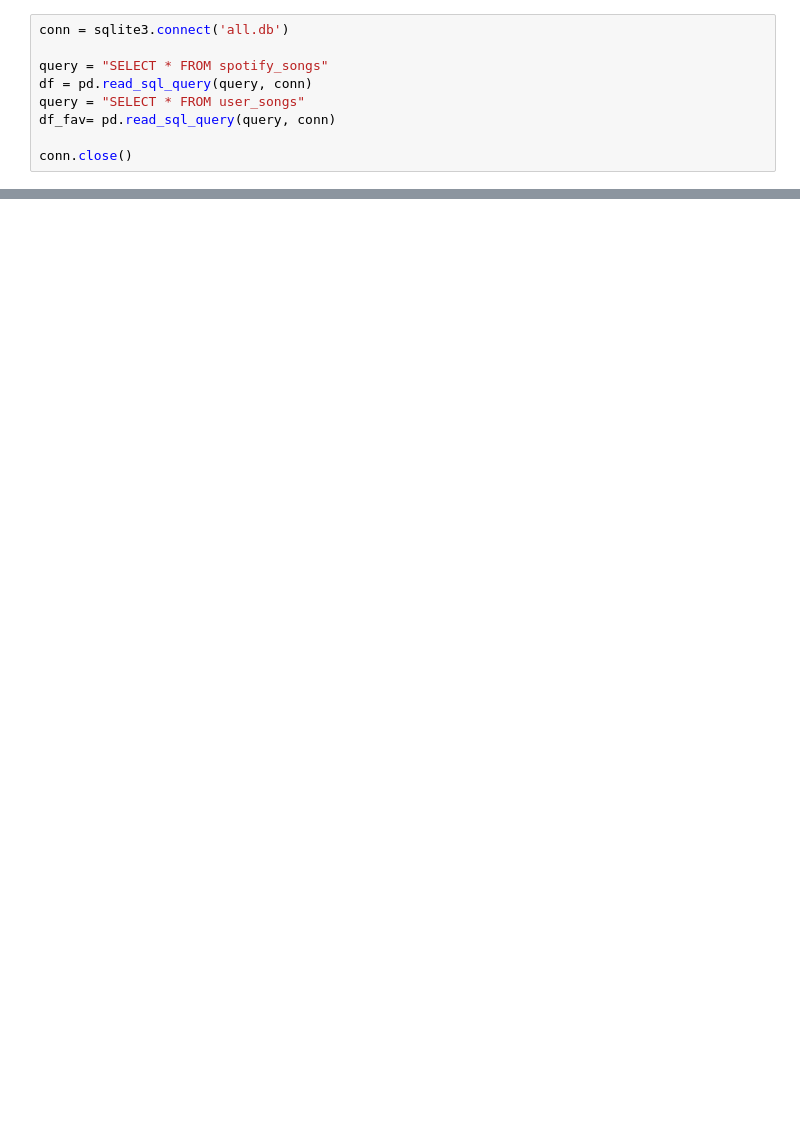
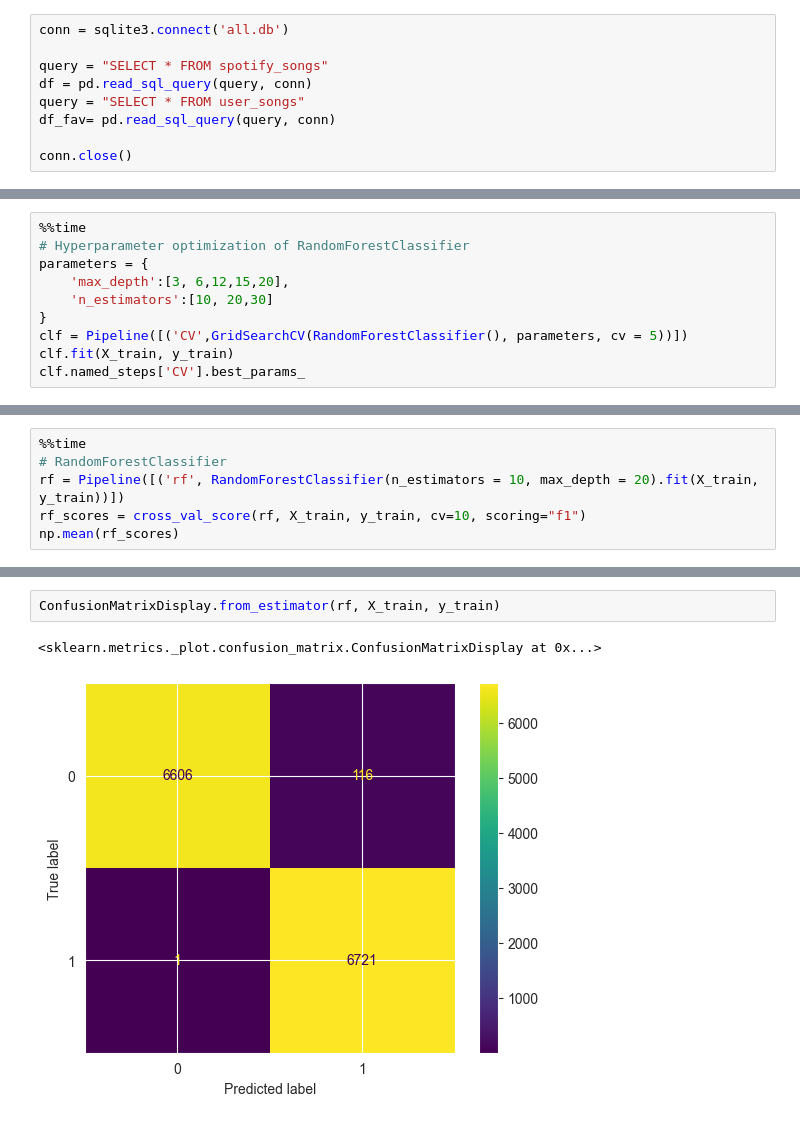
Before and after one commit to ebibe/spotify-recommendation-system, a Jupyter notebook: model_creation.ipynb, the cells around one changed output, grey strips where cells are left out. Saved outputs shown, nothing was run; the diff lists cells and outputs as text; blank space fills up the shorter version.

```diff
--- a/model_creation.ipynb
+++ b/model_creation.ipynb
@@ -36,0 +194,10 @@ df_fav.head()
+# %%
+%%time
+# Hyperparameter optimization of RandomForestClassifier
+parameters = {
+    'max_depth':[3, 6,12,15,20],
+    'n_estimators':[10, 20,30]
+}
+clf = Pipeline([('CV',GridSearchCV(RandomForestClassifier(), parameters, cv = 5))])
+clf.fit(X_train, y_train)
+clf.named_steps['CV'].best_params_
@@ -36,0 +208,6 @@ df_fav.head()
+# %%
+%%time
+# RandomForestClassifier
+rf = Pipeline([('rf', RandomForestClassifier(n_estimators = 10, max_depth = 20).fit(X_train, y_train))])
+rf_scores = cross_val_score(rf, X_train, y_train, cv=10, scoring="f1")
+np.mean(rf_scores)
@@ -36,0 +218,5 @@ df_fav.head()
+# %%
+ConfusionMatrixDisplay.from_estimator(rf, X_train, y_train)
+# %% [output]
+<sklearn.metrics._plot.confusion_matrix.ConfusionMatrixDisplay at 0x...>
+[figure, added]
```
Also changed, not shown: parts of 24 cells of this notebook, 4 other files.
